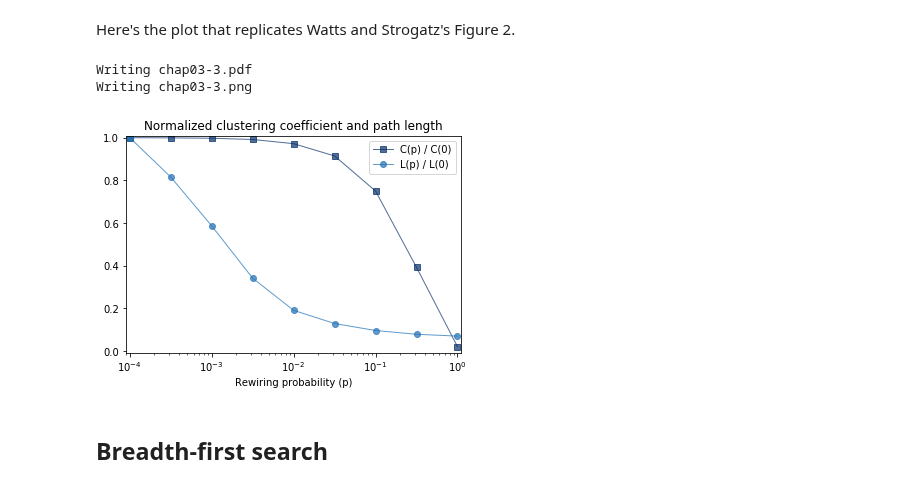
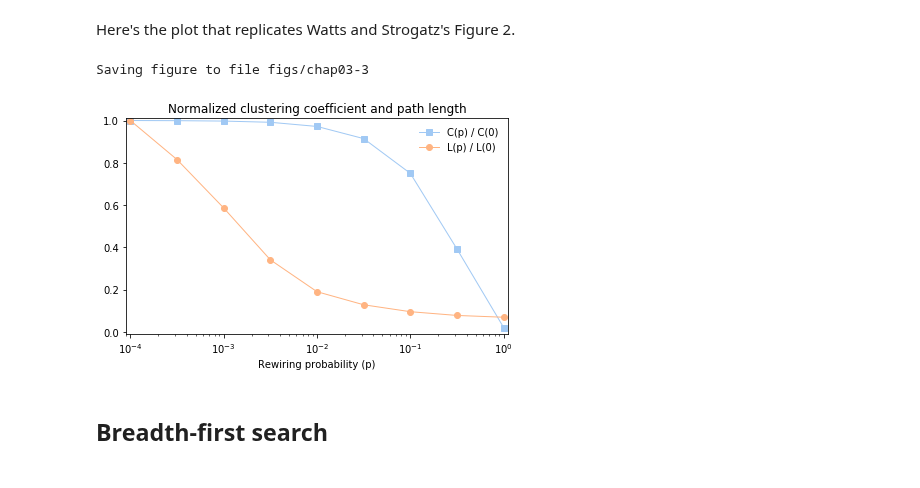
Before and after one commit to AllenDowney/ThinkComplexity2, a Jupyter notebook: soln/chap03soln.ipynb, the cells around one changed output. Saved outputs shown, nothing was run; the diff lists cells and outputs as text; code cells hidden in the pictures.

```diff
--- a/soln/chap03soln.ipynb
+++ b/soln/chap03soln.ipynb
@@ -24,3 +25,8 @@ RandomSeed(17)
+# %%
+# node colors for drawing networks
+colors = sns.color_palette('pastel', 5)
+#sns.palplot(colors)
+sns.set_palette(colors)
 # %% [markdown]
 ## Regular ring lattice
 # %% [markdown]
@@ -415,17 +419,16 @@ C /= C[0]
 # %% [markdown]
 Here's the plot that replicates Watts and Strogatz's Figure 2.
 # %%
-thinkplot.plot(ps, C, 's-', linewidth=1, label='C(p) / C(0)')
-thinkplot.plot(ps, L, 'o-', linewidth=1, label='L(p) / L(0)')
-thinkplot.config(xlabel='Rewiring probability (p)', xscale='log',
-                 title='Normalized clustering coefficient and path length',
-                 xlim=[0.00009, 1.1], ylim=[-0.01, 1.01])
+plt.plot(ps, C, 's-', linewidth=1, label='C(p) / C(0)')
+plt.plot(ps, L, 'o-', linewidth=1, label='L(p) / L(0)')
+decorate(xlabel='Rewiring probability (p)', xscale='log',
+         title='Normalized clustering coefficient and path length',
+         xlim=[0.00009, 1.1], ylim=[-0.01, 1.01])
 
-thinkplot.save('chap03-3', clf=False)
+savefig('figs/chap03-3')
 # %% [output]
-Writing chap03-3.pdf
-Writing chap03-3.png
+Saving figure to file figs/chap03-3
-[figure, old version]
+[figure, new version]
 # %% [markdown]
 ## Breadth-first search
 # %% [markdown]
```
Also changed, not shown: parts of 23 cells of this notebook, 8 other files.
